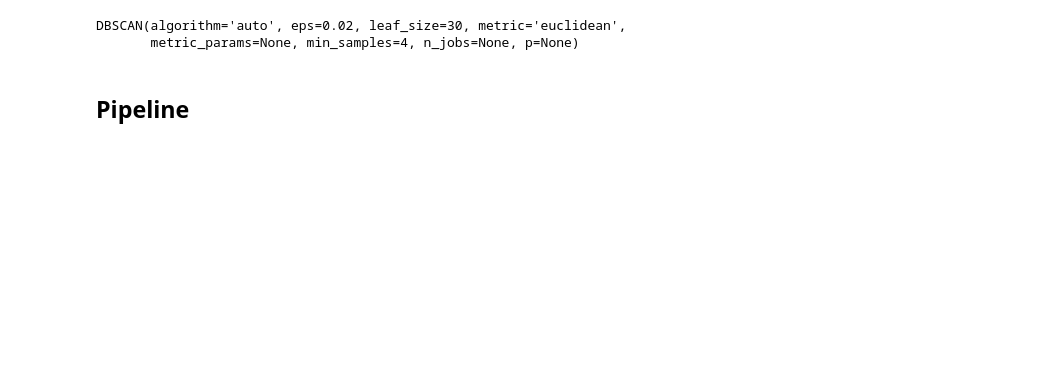
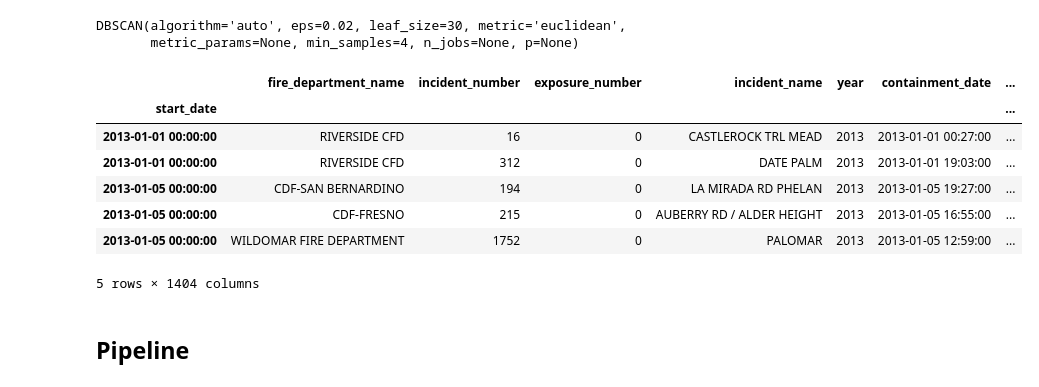
Before and after one commit to Davidloku1234567/Cal_Fire, a Jupyter notebook: acres.ipynb, the cells around one changed output. Cells and saved outputs as stored; diff of their text form; code cells hidden in the pictures; blank space fills up the shorter version.

```diff
--- a/acres.ipynb
+++ b/acres.ipynb
@@ -169,6 +252,17 @@ DBSCAN(algorithm='auto', eps=0.02, leaf_size=30, metric='euclidean',
        metric_params=None, min_samples=4, n_jobs=None, p=None)
 # %%
 # db_model.fit(X_train, y_train)
+# %%
+df.head()
+# %% [output]
+|  | fire_department_name | incident_number | exposure_number | incident_name | year | containment_date | ... |
+| start_date |  |  |  |  |  |  | ... |
+| 2013-01-01 00:00:00 | RIVERSIDE CFD | 16 | 0 | CASTLEROCK TRL MEAD | 2013 | 2013-01-01 00:27:00 | ... |
+| 2013-01-01 00:00:00 | RIVERSIDE CFD | 312 | 0 | DATE PALM | 2013 | 2013-01-01 19:03:00 | ... |
+| 2013-01-05 00:00:00 | CDF-SAN BERNARDINO | 194 | 0 | LA MIRADA RD PHELAN | 2013 | 2013-01-05 19:27:00 | ... |
+| 2013-01-05 00:00:00 | CDF-FRESNO | 215 | 0 | AUBERRY RD / ALDER HEIGHT | 2013 | 2013-01-05 16:55:00 | ... |
+| 2013-01-05 00:00:00 | WILDOMAR FIRE DEPARTMENT | 1752 | 0 | PALOMAR | 2013 | 2013-01-05 12:59:00 | ... |
+5 rows × 1404 columns
 # %% [markdown]
 ## Pipeline
 # %%
```
Also changed, not shown: parts of 44 cells of this notebook.
